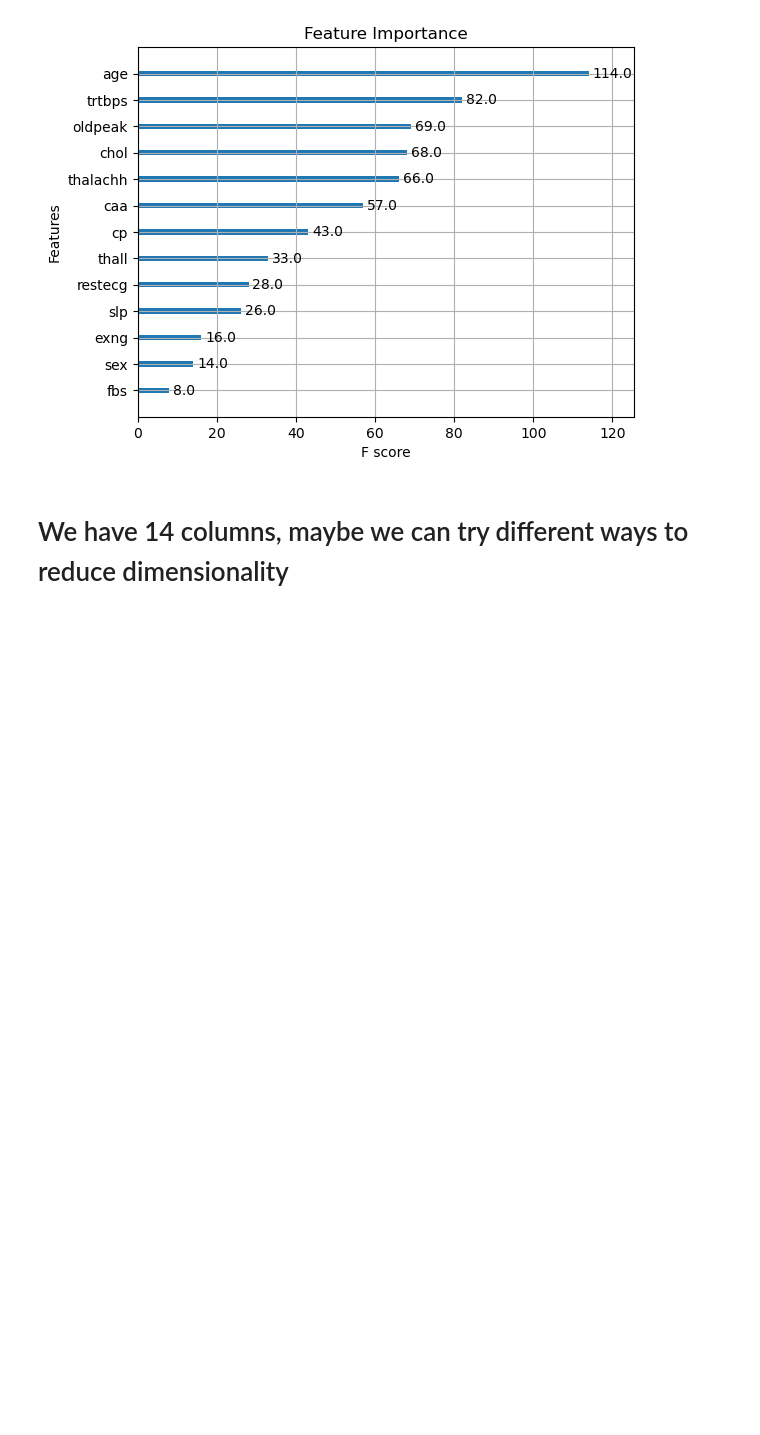
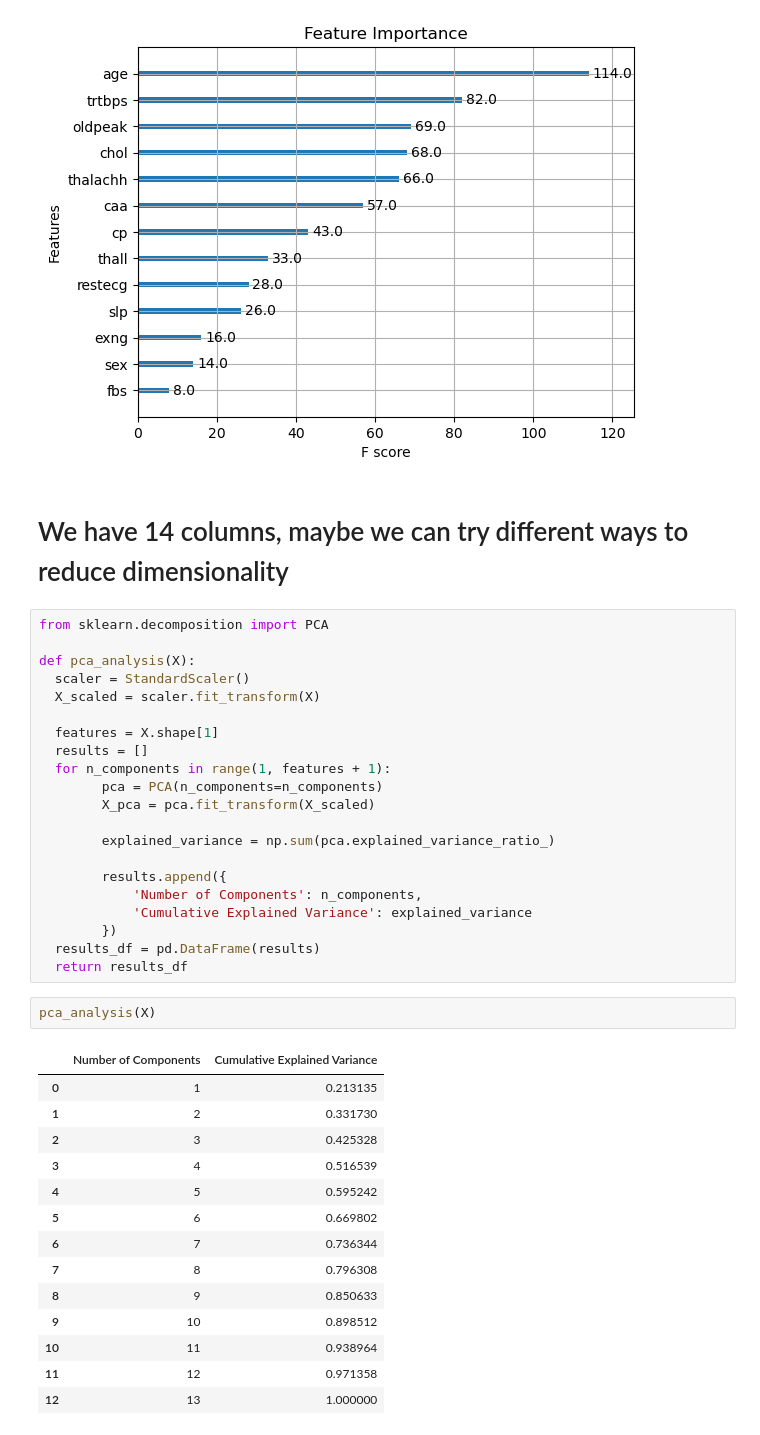
Before and after one commit to MaukanMir/Heart-Attack-Analysis-and-Prediction-Dataset, a Jupyter notebook: trainnig.ipynb, the cells around one changed output. Drawn from its saved outputs; the diff is of its cells as text; blank space fills up the shorter version.

```diff
--- a/trainnig.ipynb
+++ b/trainnig.ipynb
@@ -722,3 +722,41 @@ plt.show()
 [figure]
 # %% [markdown]
 # We have 14 columns, maybe we can try different ways to reduce dimensionality
+# %%
+from sklearn.decomposition import PCA
+
+def pca_analysis(X):
+  scaler = StandardScaler()
+  X_scaled = scaler.fit_transform(X)
+
+  features = X.shape[1]
+  results = []
+  for n_components in range(1, features + 1):
+        pca = PCA(n_components=n_components)
+        X_pca = pca.fit_transform(X_scaled)
+
+        explained_variance = np.sum(pca.explained_variance_ratio_)
+
+        results.append({
+            'Number of Components': n_components,
+            'Cumulative Explained Variance': explained_variance
+        })
+  results_df = pd.DataFrame(results)
+  return results_df
+# %%
+pca_analysis(X)
+# %% [output]
+|  | Number of Components | Cumulative Explained Variance |
+| 0 | 1 | 0.213135 |
+| 1 | 2 | 0.331730 |
+| 2 | 3 | 0.425328 |
+| 3 | 4 | 0.516539 |
+| 4 | 5 | 0.595242 |
+| 5 | 6 | 0.669802 |
+| 6 | 7 | 0.736344 |
+| 7 | 8 | 0.796308 |
+| 8 | 9 | 0.850633 |
+| 9 | 10 | 0.898512 |
+| 10 | 11 | 0.938964 |
+| 11 | 12 | 0.971358 |
+| 12 | 13 | 1.000000 |
```
